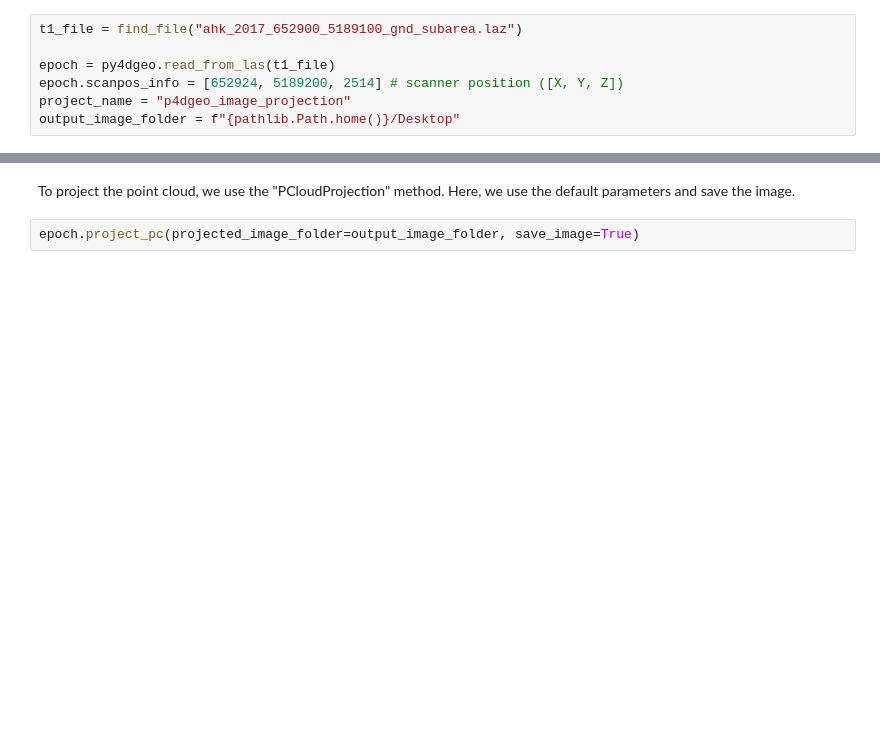
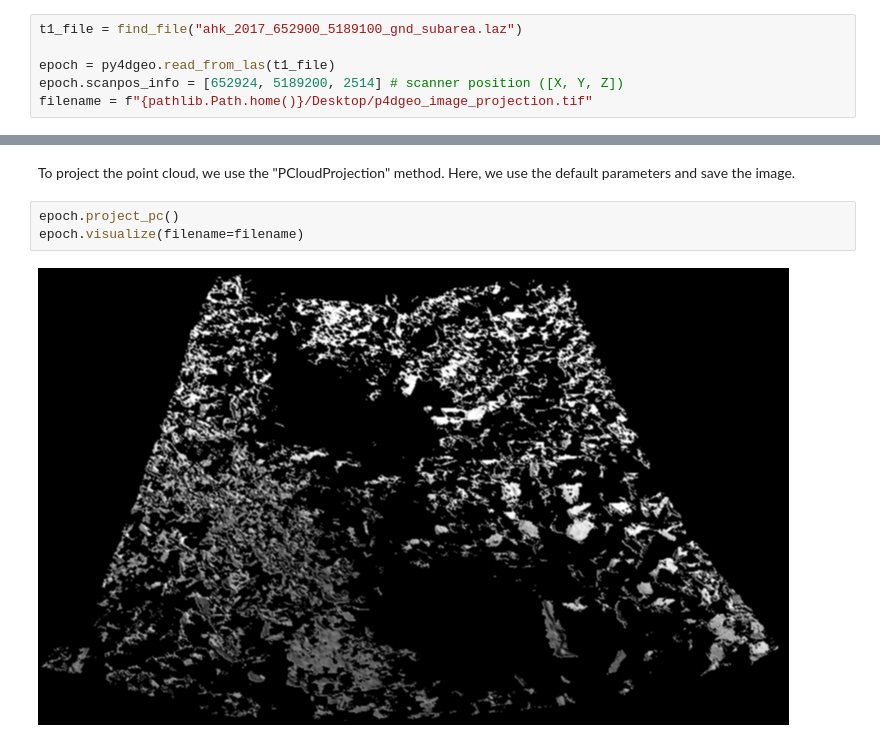
Before and after one commit to 3dgeo-heidelberg/py4dgeo, a Jupyter notebook: jupyter/visualization.ipynb, the cells around one changed output, grey strips where cells are left out. Saved outputs shown, nothing was run; the diff lists cells and outputs as text; blank space fills up the shorter version.

Commit message:
Implemented the `Vis_Object` class to handle image loading and display in Jupyter notebooks.

```diff
--- a/jupyter/visualization.ipynb
+++ b/jupyter/visualization.ipynb
@@ -15,6 +13,5 @@ t1_file = find_file("ahk_2017_652900_5189100_gnd_subarea.laz")
 
 epoch = py4dgeo.read_from_las(t1_file)
 epoch.scanpos_info = [652924, 5189200, 2514] # scanner position ([X, Y, Z])
-project_name = "p4dgeo_image_projection"
-output_image_folder = f"{pathlib.Path.home()}/Desktop"
+filename = f"{pathlib.Path.home()}/Desktop/p4dgeo_image_projection.tif"
 # %% [output]
@@ -22,4 +19,7 @@ output_image_folder = f"{pathlib.Path.home()}/Desktop"
 # %% [markdown]
 To project the point cloud, we use the "PCloudProjection" method. Here, we use the default parameters and save the image.
 # %%
-epoch.project_pc(projected_image_folder=output_image_folder, save_image=True)
+epoch.project_pc()
+epoch.visualize(filename=filename)
+# %% [output]
+[figure, added]
```
Also changed, not shown: parts of 2 cells of this notebook, 2 other files.
